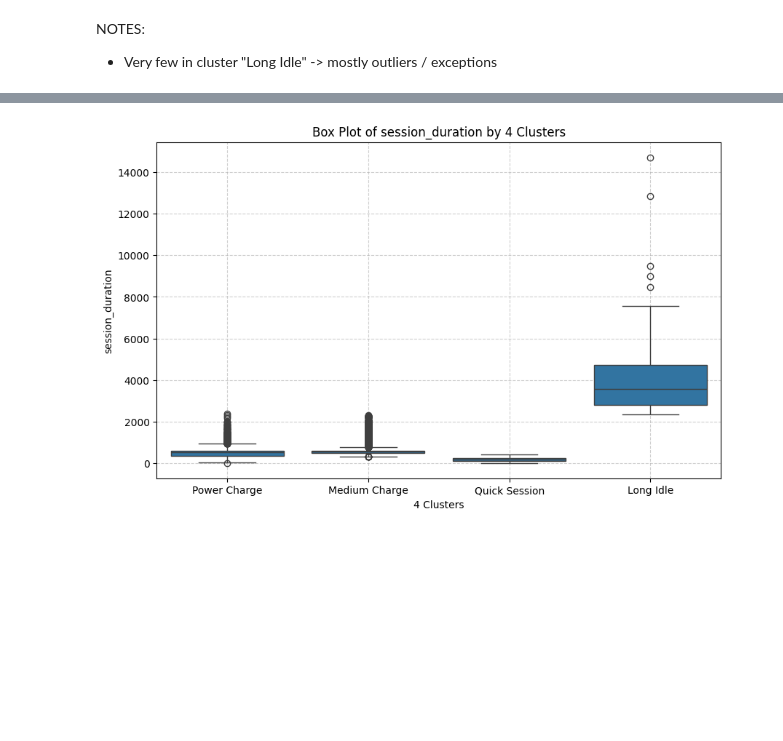
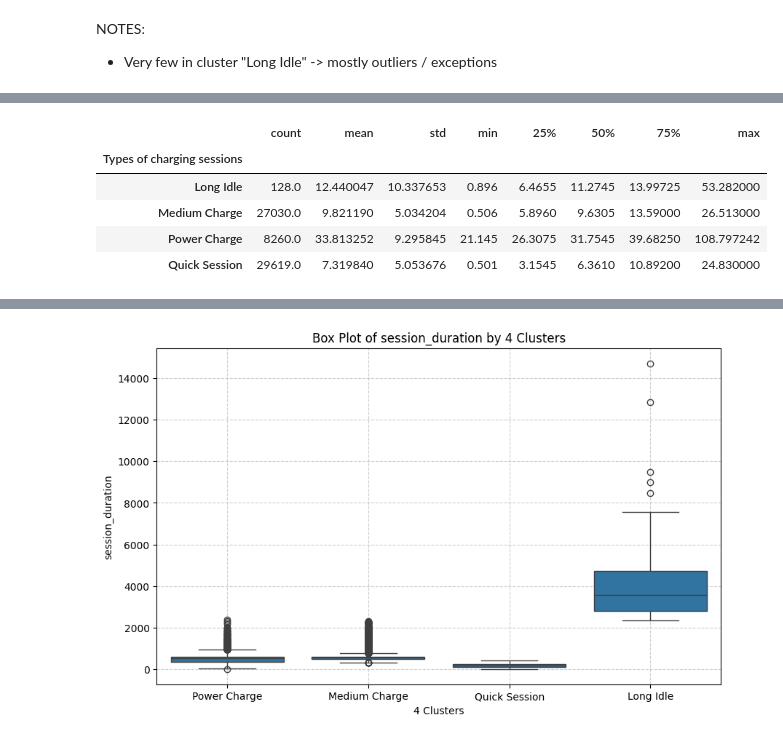
Before and after one commit to Amocon/A-Team_AA-Team-Assignment_2024, a Jupyter notebook: aa_team_assignment/clustering_analysis2.ipynb, the cells around one changed output, grey strips where cells are left out. Drawn from its saved outputs; the diff is of its cells as text; code cells hidden in the pictures; blank space fills up the shorter version.

```diff
--- a/aa_team_assignment/clustering_analysis2.ipynb
+++ b/aa_team_assignment/clustering_analysis2.ipynb
@@ -299,3 +301,12 @@ X.groupby(charging_session_types)[features].describe()
 | Medium Charge | 27030.0 | 553.914760 | 142.775175 | 297.000000 | 480.391667 | 548.608333 | 600.091667 | 2308.050000 | ... |
 | Power Charge | 8260.0 | 485.412536 | 202.672329 | 2.550000 | 351.316667 | 513.066667 | 583.583333 | 2368.700000 | ... |
 | Quick Session | 29619.0 | 168.313057 | 95.172922 | 2.066667 | 88.533333 | 159.383333 | 243.800000 | 402.216667 | ... |
+# %%
+X.groupby(charging_session_types)["kWhDelivered"].describe()
+# %% [output]
+|  | count | mean | std | min | 25% | 50% | 75% | max |
+| Types of charging sessions |  |  |  |  |  |  |  |  |
+| Long Idle | 128.0 | 12.440047 | 10.337653 | 0.896 | 6.4655 | 11.2745 | 13.99725 | 53.282000 |
+| Medium Charge | 27030.0 | 9.821190 | 5.034204 | 0.506 | 5.8960 | 9.6305 | 13.59000 | 26.513000 |
+| Power Charge | 8260.0 | 33.813252 | 9.295845 | 21.145 | 26.3075 | 31.7545 | 39.68250 | 108.797242 |
+| Quick Session | 29619.0 | 7.319840 | 5.053676 | 0.501 | 3.1545 | 6.3610 | 10.89200 | 24.830000 |
```
Also changed, not shown: parts of 9 cells of this notebook.
